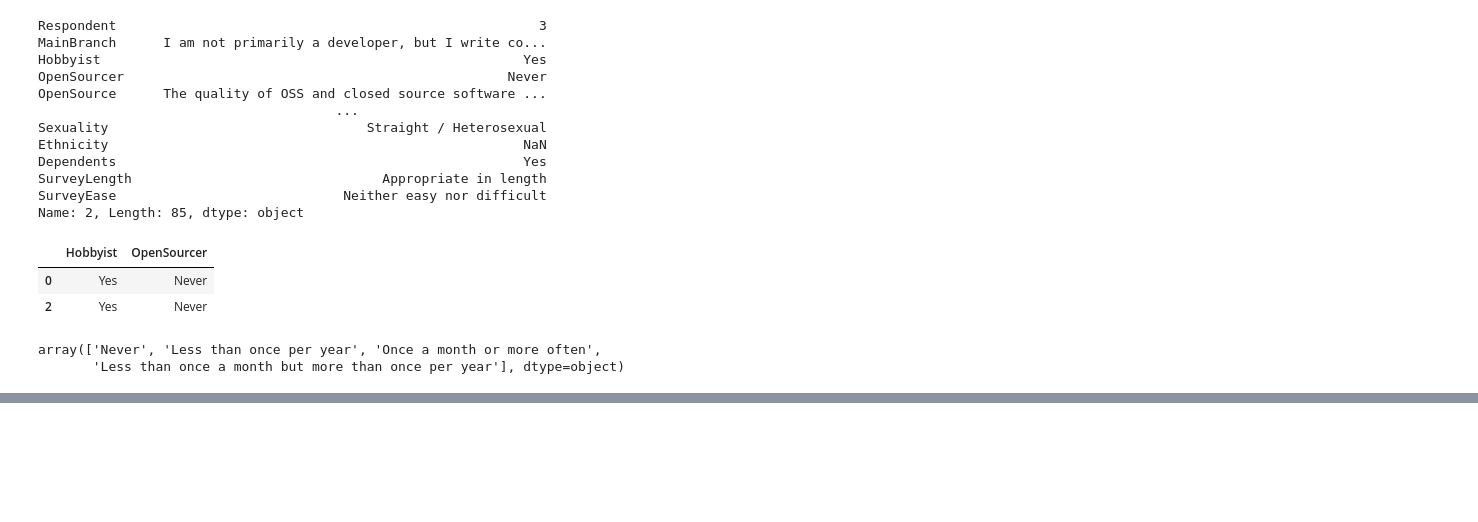
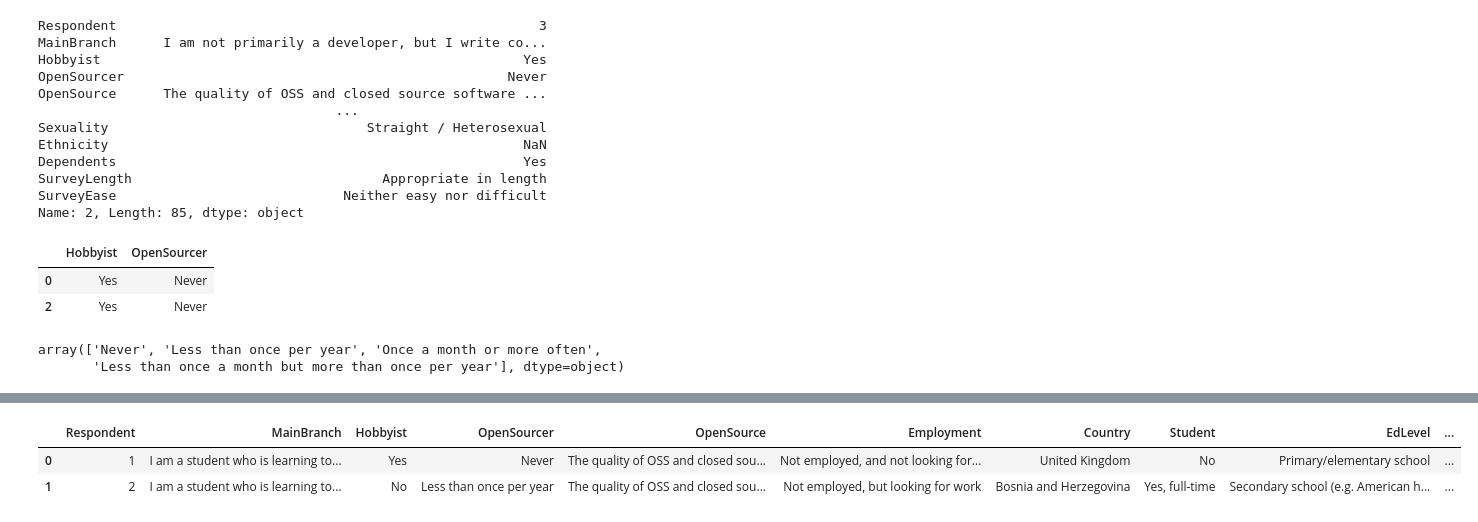
Before and after one commit to fakhiasim/100-DaysOf-DataScience, a Jupyter notebook: Pandas - Corey.ipynb, the cells around one changed output, grey strips where cells are left out. Cells and saved outputs as stored; diff of their text form; code cells hidden in the pictures; blank space fills up the shorter version.

```diff
--- a/Pandas - Corey.ipynb
+++ b/Pandas - Corey.ipynb
@@ -222,0 +289,9 @@ Name: OpenSourcer, dtype: int64
+# %%
+# If you mistakenly set a wrong index then you can simply reset it as below
+df.reset_index(inplace=True)
+# %%
+df.head(2)
+# %% [output]
+|  | Respondent | MainBranch | Hobbyist | OpenSourcer | OpenSource | Employment | Country | Student | EdLevel | ... |
+| 0 | 1 | I am a student who is learning to... | Yes | Never | The quality of OSS and closed sou... | Not employed, and not looking for... | United Kingdom | No | Primary/elementary school | ... |
+| 1 | 2 | I am a student who is learning to... | No | Less than once per year | The quality of OSS and closed sou... | Not employed, but looking for work | Bosnia and Herzegovina | Yes, full-time | Secondary school (e.g. American h... | ... |
```
Also changed, not shown: parts of 18 cells of this notebook, 2 other files.
